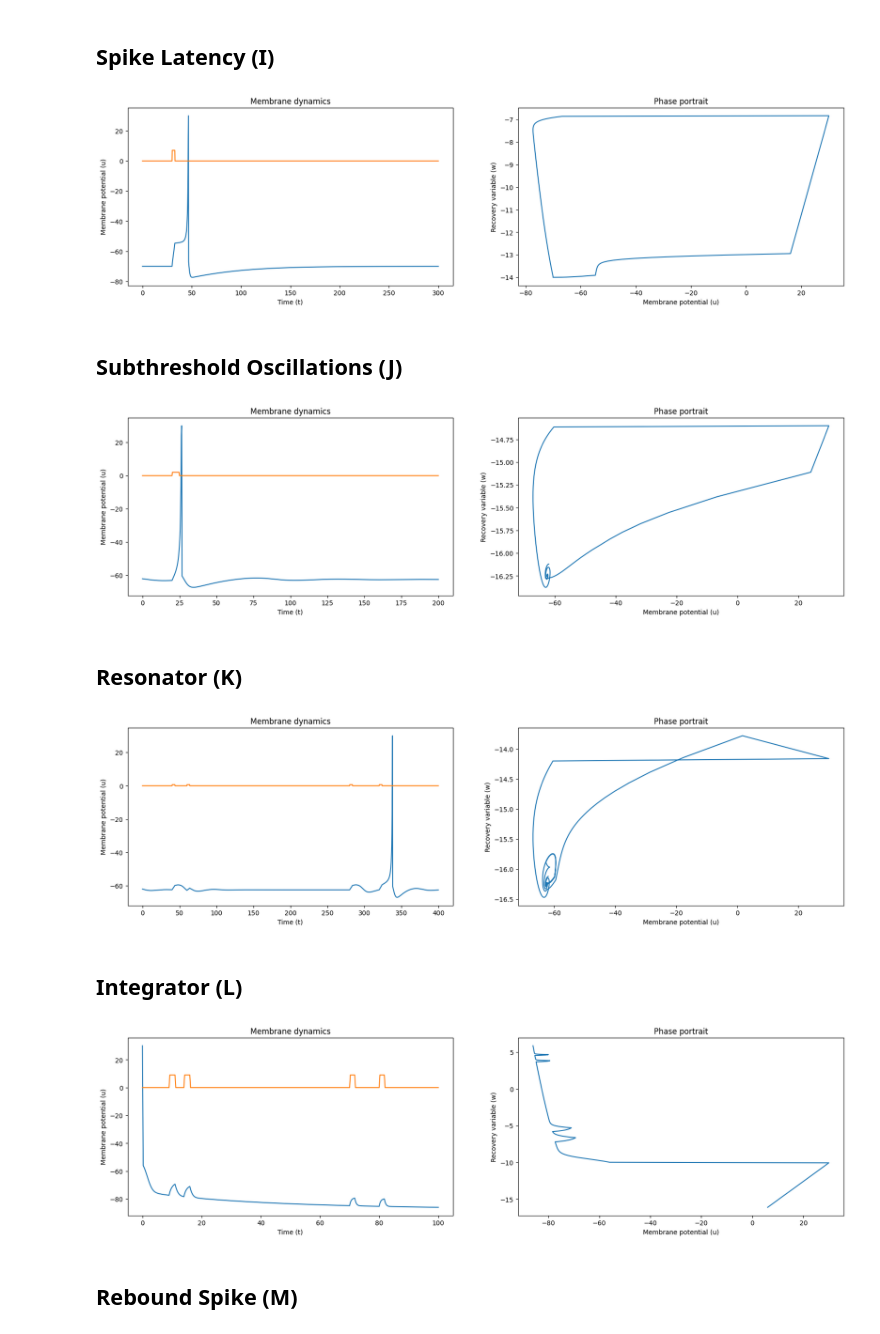
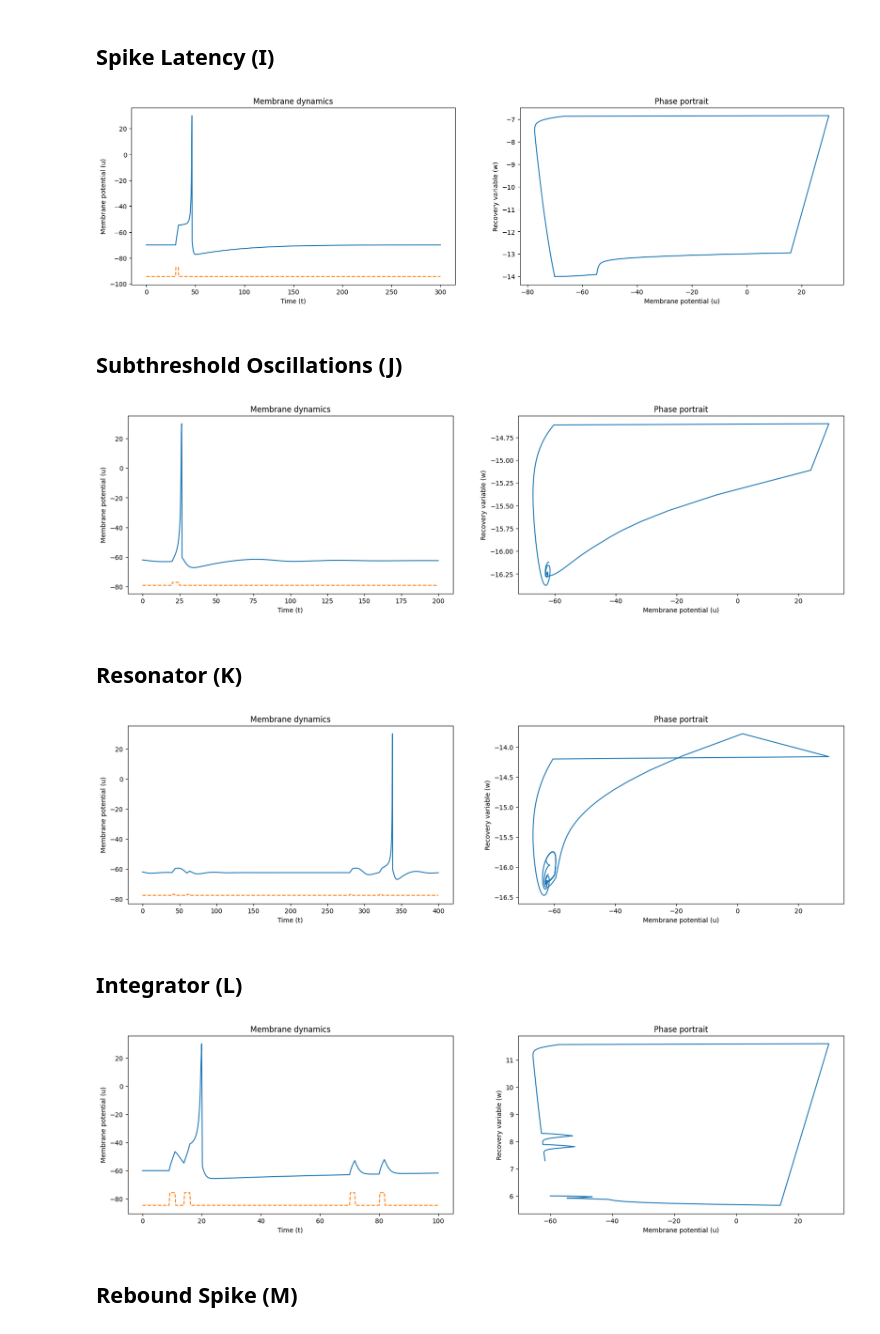
Before and after one commit to JacopoRaffi/CNS_Assignments, a Jupyter notebook: LAB1/main.ipynb, the cells around one changed output. Saved outputs shown, nothing was run; the diff lists cells and outputs as text; code cells hidden in the pictures.

```diff
--- a/LAB1/main.ipynb
+++ b/LAB1/main.ipynb
@@ -79,7 +79,6 @@ def Izhikevich(u:float, w:float,
 
     return u_values, w_values
 
-#TODO: show better input current
 def show_charts(u_values:list, w_values:list, I: numpy.array, time_steps:list):
     '''
         simply shows the membrane dynamics and the phase portrait plots
@@ -102,6 +101,7 @@ def show_charts(u_values:list, w_values:list, I: numpy.array, time_steps:list):
     '''
 
     fig, ax = plt.subplots(1,2, figsize=(20,5))
+    I = [i - (abs(max(I) - min(u_values))) - 10  for i in I]
 
     ax[0].set_xlabel("Time (t)")
     ax[0].set_ylabel("Membrane potential (u)")
@@ -112,7 +112,7 @@ def show_charts(u_values:list, w_values:list, I: numpy.array, time_steps:list):
     ax[1].set_title("Phase portrait")
 
     ax[0].plot(time_steps, u_values[1:])
-    ax[0].plot(time_steps, I) # I is the input current
+    ax[0].plot(time_steps, I, linestyle='--') # I is the input current
     ax[1].plot(u_values, w_values)
 # %% [markdown]
 ## Tonic Spiking (A)
@@ -225,11 +225,14 @@ u = -70
 w = b * u
 tau = 0.25
 tspan = numpy.arange(0, 85 + tau, tau)
-T1 = tspan[-1] / 10  # Time after which the input current changes
+T1 = tspan[-1] / 10
 
 condition = lambda t: (t > T1)
 I = [30 if condition(t) else 0 for t in tspan]
 
 u_v, w_v = Izhikevich(u, w, a, b, c, d, I, tspan, tau)
+
+I = [i-20 for i in I] # only for plot reason
+
 show_charts(u_v, w_v, I, tspan)
 # %% [output]
@@ -237,7 +240,11 @@ show_charts(u_v, w_v, I, tspan)
 # %% [markdown]
 ## Class 1 Excitable (G)
 # %%
-a = 0.02 #TODO: change value of 'f' and 'g' for this class 1 excitable
+def du_dt_tmp(u:float, w:float, I:float):
+    # compute the derivative of the membrane potential
+    return  (0.04 * (u**2) + 4.1*u + 108 - w + I)
+
+a = 0.02
 b = -0.1
 c = -55
 d = 6
@@ -245,11 +252,11 @@ u = -60
 w = b * u
 tau = 0.25
 tspan = numpy.arange(0, 300 + tau, tau)
-T1 = 30  # Time after which the input current changes
+T1 = 30
 
 condition = lambda t: (t > T1)
 I = [(0.075 * (t - T1)) if condition(t) else 0 for t in tspan]
 
-u_v, w_v = Izhikevich(u, w, a, b, c, d, I, tspan, tau)
+u_v, w_v = Izhikevich(u, w, a, b, c, d, I, tspan, tau, f=du_dt_tmp)
 show_charts(u_v, w_v, I, tspan)
 # %% [output]
@@ -285,7 +292,7 @@ u = -70
 w = b * u
 tau = 0.2
 tspan = numpy.arange(0, 300 + tau, tau)
-T1 = 30  # Time after which the input current changes
+T1 = 30
 
 condition = lambda t: (t > T1 and t < T1+3)
 I = [7.04 if condition(t) else 0 for t in tspan]
@@ -293,7 +300,7 @@ I = [7.04 if condition(t) else 0 for t in tspan]
 u_v, w_v = Izhikevich(u, w, a, b, c, d, I, tspan, tau)
 show_charts(u_v, w_v, I, tspan)
 # %% [output]
-[figure, old version]
+[figure, new version]
 # %% [markdown]
 ## Subthreshold Oscillations (J)
 # %%
@@ -305,7 +312,7 @@ u = -62
 w = b * u
 tau = 0.25
 tspan = numpy.arange(0, 200 + tau, tau)
-T1 = tspan[-1] / 10  # Time after which the input current changes
+T1 = tspan[-1] / 10
 
 condition = lambda t: (t > T1 and t < T1+5)
 I = [2 if condition(t) else 0 for t in tspan]
@@ -313,7 +320,7 @@ I = [2 if condition(t) else 0 for t in tspan]
 u_v, w_v = Izhikevich(u, w, a, b, c, d, I, tspan, tau)
 show_charts(u_v, w_v, I, tspan)
 # %% [output]
-[figure, old version]
+[figure, new version]
 # %% [markdown]
 ## Resonator (K)
 # %%
@@ -325,7 +332,7 @@ u = -62
 w = b * u
 tau = 0.25
 tspan = numpy.arange(0, 400 + tau, tau)
-T1 = tspan[-1] / 10  # Time after which the input current changes
+T1 = tspan[-1] / 10
 T2 = T1 + 20
 T3 = 0.7 * tspan[-1]
 T4 = T3 + 40
@@ -336,30 +343,35 @@ I = [0.65 if condition(t) else 0 for t in tspan]
 u_v, w_v = Izhikevich(u, w, a, b, c, d, I, tspan, tau)
 show_charts(u_v, w_v, I, tspan)
 # %% [output]
-[figure, old version]
+[figure, new version]
 # %% [markdown]
 ## Integrator (L)
 # %%
-a = 0.02 #TODO: change 'f' and 'g'
+def du_dt_tmp(u:float, w:float, I:float):
+    # compute the derivative of the membrane potential
+    return  (0.04 * (u**2) + 4.1*u + 108 - w + I)
+
+a = 0.02
 b = -0.1
 c = -55
 d = 6
 u = -60
-u = b * u
+w = b * u
 tau = 0.25
 tspan = numpy.arange(0, 100 + tau, tau)
-T1 = tspan[-1] / 11  # Time after which the input current changes
+T1 = tspan[-1] / 11
 T2 = T1 + 5
 T3 = 0.7 * tspan[-1]
 T4 = T3 + 10
 
 condition = lambda t: ((t>T1) and (t < T1+2)) or ((t>T2) and (t < T2+2)) or ((t>T3) and (t < T3+2)) or ((t>T4) and (t < T4+2))
 I = [9 if condition(t) else 0 for t in tspan]
 
-u_v, w_v = Izhikevich(u, w, a, b, c, d, I, tspan, tau)
+u_v, w_v = Izhikevich(u, w, a, b, c, d, I, tspan, tau, f=du_dt_tmp)
+
 show_charts(u_v, w_v, I, tspan)
 # %% [output]
-[figure, old version]
+[figure, new version]
 # %% [markdown]
 ## Rebound Spike (M)
 # %%
```
Also changed, not shown: parts of 16 cells of this notebook.
